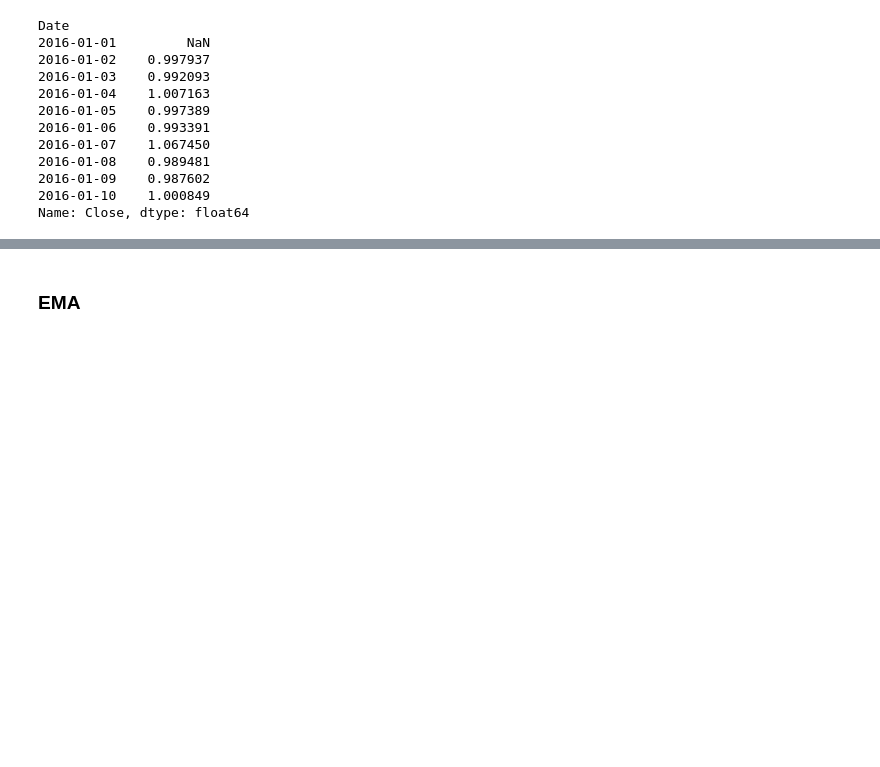
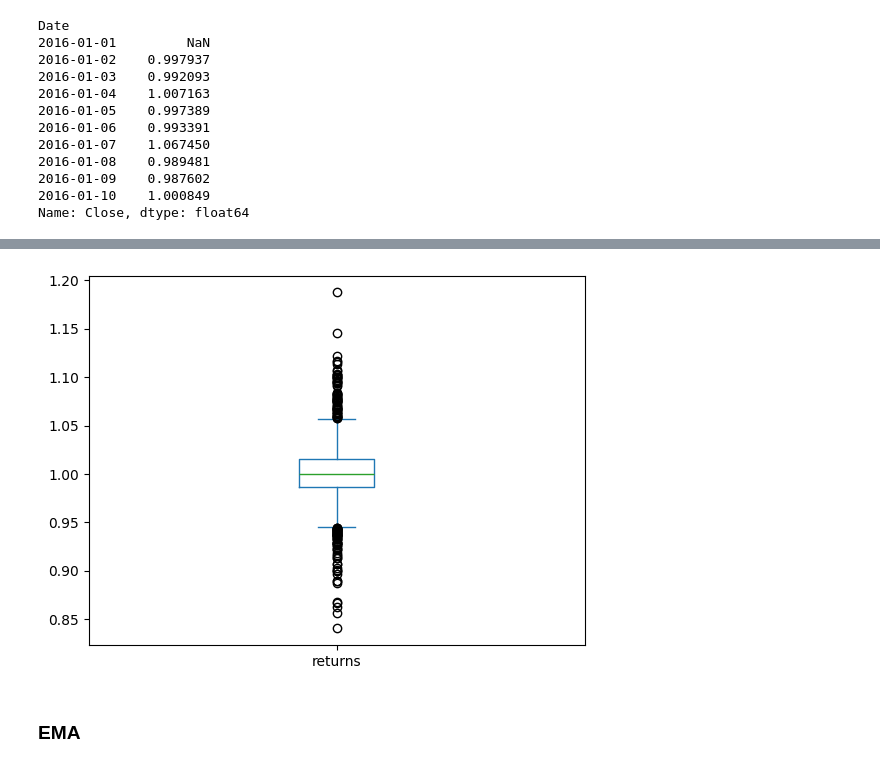
Before and after one commit to SmittyB00p/BTC-Price-Exploration, a Jupyter notebook: notebooks/btc_prices.ipynb, the cells around one changed output, grey strips where cells are left out. Drawn from its saved outputs; the diff is of its cells as text; code cells hidden in the pictures; blank space fills up the shorter version.

```diff
--- a/notebooks/btc_prices.ipynb
+++ b/notebooks/btc_prices.ipynb
@@ -288,3 +317,8 @@ btc_2021_2025_prices["log_returns"] = np.log(btc_2021_2025_prices["returns"])
+# %%
+btc_2021_2025_prices["returns"].plot(kind="box")
+plt.show()
+# %% [output]
+[figure, added]
 # %%
 btc_2016_2020_prices.to_parquet('../price_ranges/btc_price_2016-2020.parquet')
 btc_2021_2025_prices.to_parquet("../price_ranges/btc_price_2021-2025.parquet")
```
Also changed, not shown: parts of 13 cells of this notebook, 5 other files.
